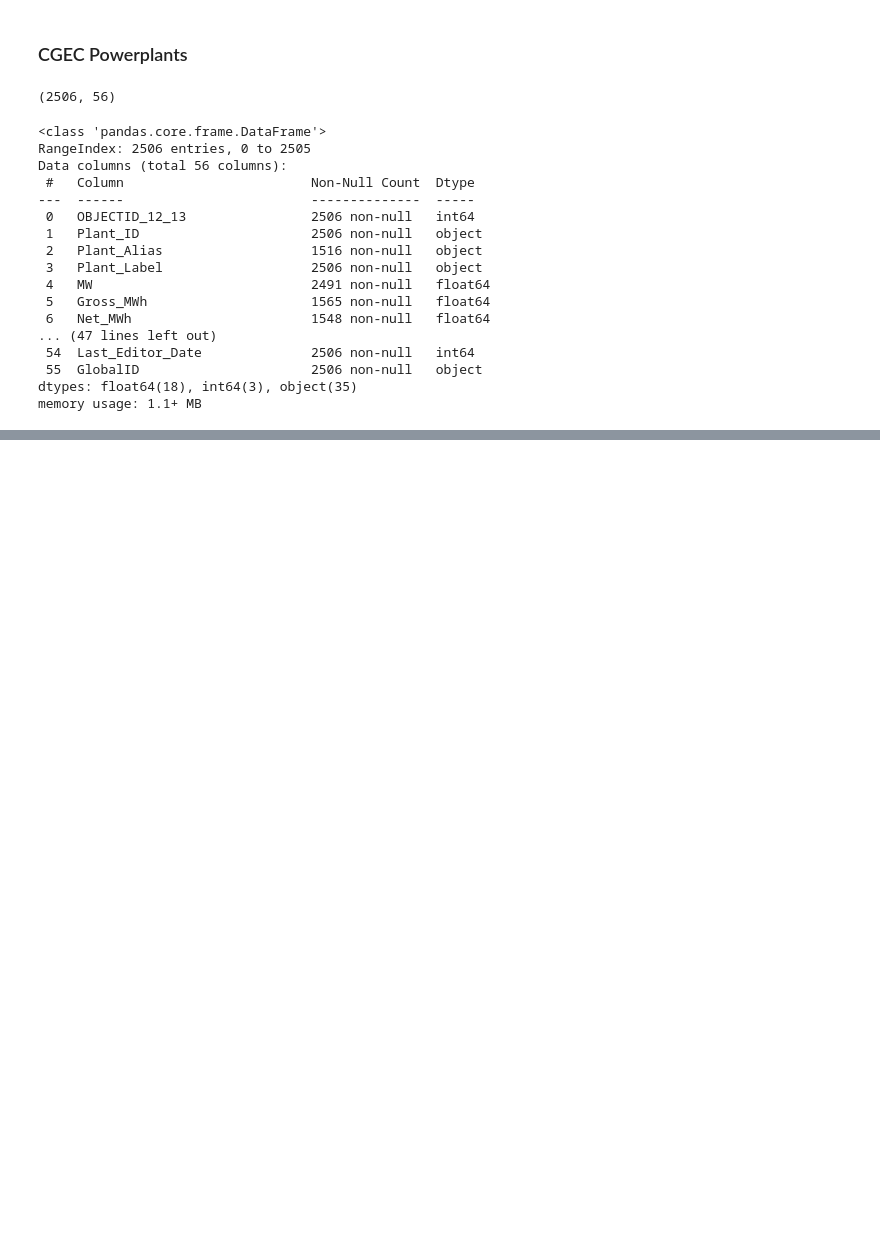
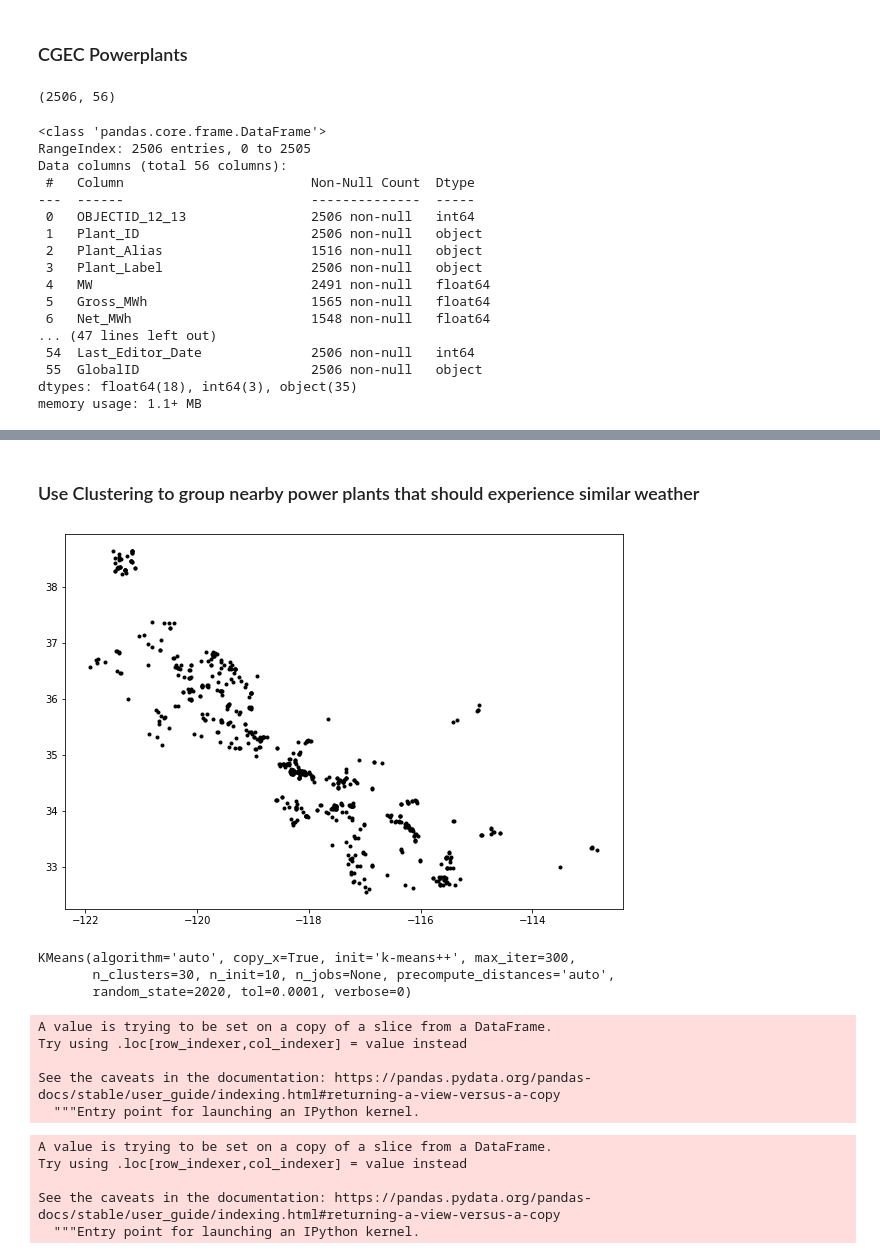
Before and after one commit to sjhawkes/cal_power, a Jupyter notebook: 01_EDA.ipynb, the cells around one changed output, grey strips where cells are left out. Cells and saved outputs as stored; diff of their text form; code cells hidden in the pictures; blank space fills up the shorter version.

```diff
--- a/01_EDA.ipynb
+++ b/01_EDA.ipynb
@@ -340,0 +98,2 @@ Name: General_Fuel, dtype: int64
+# %%
+solar = cgec[(cgec['General_Fuel']=='Solar') & (cgec['Status']=='Operating')]
@@ -352,0 +130,4 @@ county_portfolio[county_portfolio['Nuclear'] > 0]
+# %%
+county_solar = solar.groupby(by='County')['MW'].sum()
+# %%
+top_counties=county_solar[county_solar>100]
@@ -352,0 +145,19 @@ county_portfolio[county_portfolio['Nuclear'] > 0]
+# %%
+main_solar = solar[(solar['County']==top_counties.index[0]) |
+                   (solar['County']==top_counties.index[1]) |
+                   (solar['County']==top_counties.index[2]) |
+                   (solar['County']==top_counties.index[3]) |
+                   (solar['County']==top_counties.index[4]) |
+                   (solar['County']==top_counties.index[5]) |
+                   (solar['County']==top_counties.index[6]) |
+                   (solar['County']==top_counties.index[7]) |
+                   (solar['County']==top_counties.index[8]) |
+                   (solar['County']==top_counties.index[9]) |
+                   (solar['County']==top_counties.index[10]) |
+                   (solar['County']==top_counties.index[11]) |
+                   (solar['County']==top_counties.index[12]) |
+                   (solar['County']==top_counties.index[13]) |
+                   (solar['County']==top_counties.index[14]) |
+                   (solar['County']==top_counties.index[15]) |
+                   (solar['County']==top_counties.index[16])
+                  ]
@@ -352,0 +185,8 @@ county_portfolio[county_portfolio['Nuclear'] > 0]
+# %% [markdown]
+### Use Clustering to group nearby power plants that should experience similar weather
+# %%
+plt.figure(figsize=(10,10))
+plt.plot(main_solar['Longitude'],main_solar['Latitude'],'k.')
+plt.axes().set_aspect('equal')
+# %% [output]
+[figure, added]
@@ -352,0 +195,17 @@ county_portfolio[county_portfolio['Nuclear'] > 0]
+# %%
+X = main_solar[['Longitude','Latitude']]
+
+km = KMeans(n_clusters=30,random_state=2020)
+km.fit(X)
+# %% [output]
+KMeans(algorithm='auto', copy_x=True, init='k-means++', max_iter=300,
+       n_clusters=30, n_init=10, n_jobs=None, precompute_distances='auto',
+       random_state=2020, tol=0.0001, verbose=0)
+# %%
+main_solar['cluster'] = km.labels_
+# %% [output]
+A value is trying to be set on a copy of a slice from a DataFrame.
+Try using .loc[row_indexer,col_indexer] = value instead
+
+See the caveats in the documentation: https://pandas.pydata.org/pandas-docs/stable/user_guide/indexing.html#returning-a-view-versus-a-copy
+  """Entry point for launching an IPython kernel.
@@ -352,0 +238,8 @@ county_portfolio[county_portfolio['Nuclear'] > 0]
+# %%
+main_solar['color'] = main_solar['cluster'].map(lambda p: rgb_calc(0,29,p))
+# %% [output]
+A value is trying to be set on a copy of a slice from a DataFrame.
+Try using .loc[row_indexer,col_indexer] = value instead
+
+See the caveats in the documentation: https://pandas.pydata.org/pandas-docs/stable/user_guide/indexing.html#returning-a-view-versus-a-copy
+  """Entry point for launching an IPython kernel.
```
Also changed, not shown: parts of 71 cells of this notebook, 44 other files.
